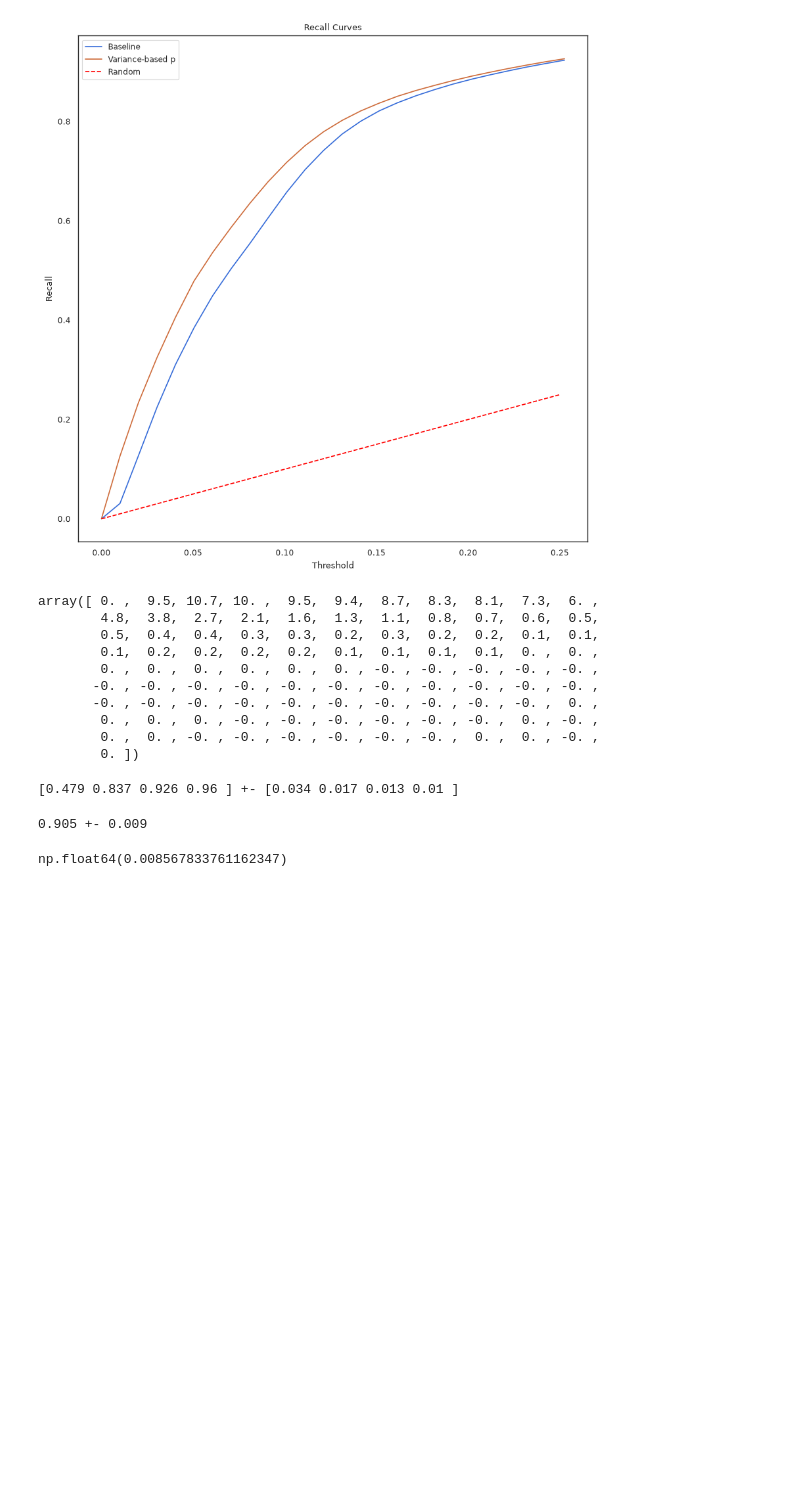
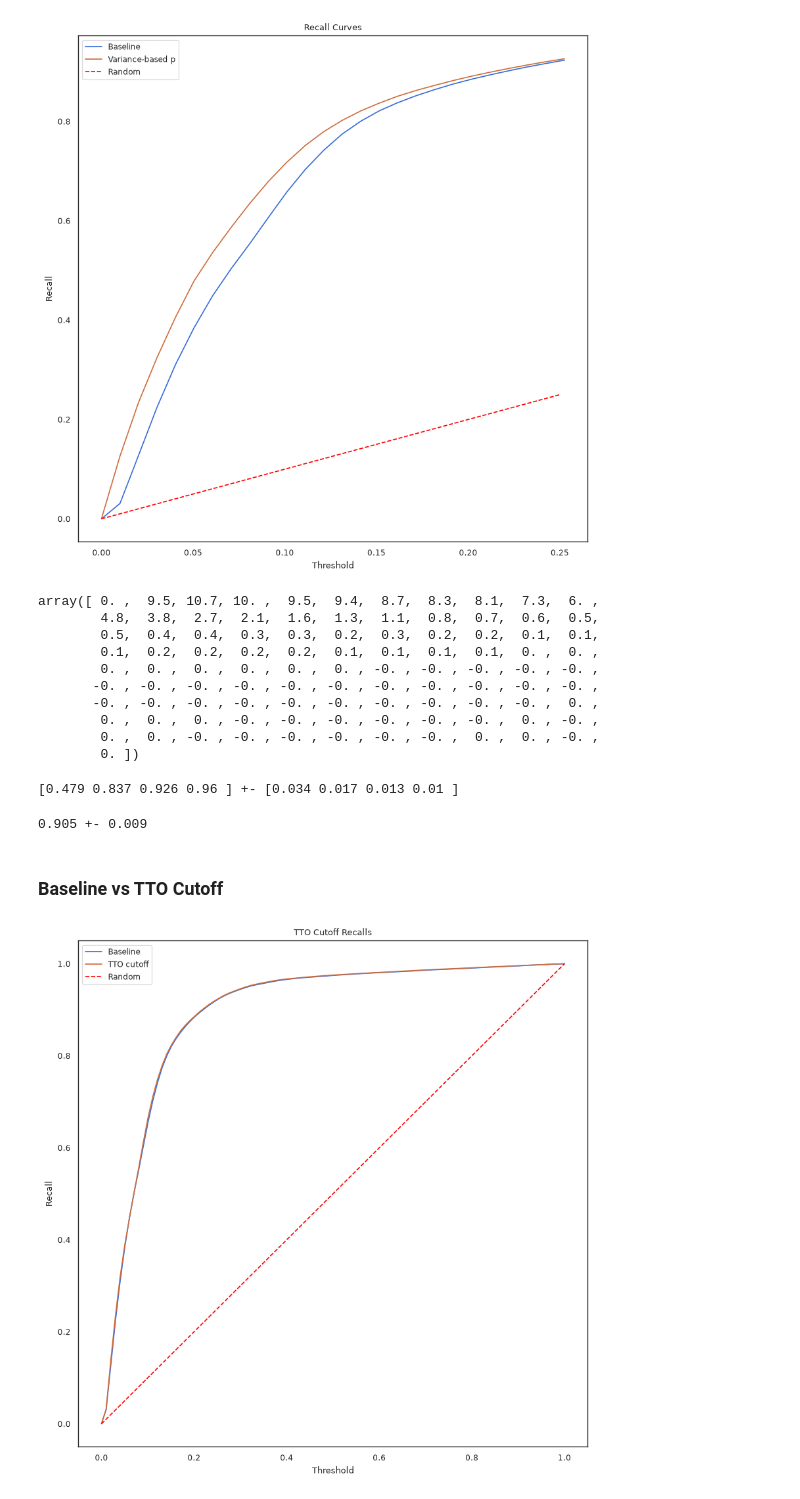
Before and after one commit to T-im4i-k/Active-Learning-for-Email-Interaction-Dynamics, a Jupyter notebook: src/email_outreach/notes/all.ipynb, the cells around one changed output. Drawn from its saved outputs; the diff is of its cells as text; code cells hidden in the pictures; blank space fills up the shorter version.

```diff
--- a/src/email_outreach/notes/all.ipynb
+++ b/src/email_outreach/notes/all.ipynb
@@ -682,7 +696,24 @@ report_recalls(p_var_recalls)
 report_recalls_auc(p_var_recalls_auc)
 # %% [output]
 0.905 +- 0.009
-# %%
-np.array(p_var_recalls_auc).std()
-# %% [output]
-np.float64(0.008567833761162347)
+# %% [markdown]
+### Baseline vs TTO Cutoff
+# %%
+plt.figure(figsize=(10, 10))
+
+plt.plot(np.linspace(start=0, stop=1, num=100), np.array(baseline_recalls).mean(axis=0), label="Baseline")
+
+plt.plot(np.linspace(start=0, stop=1, num=100), np.array(cutoff_recalls).mean(axis=0),
+         label="TTO cutoff")
+
+plt.plot([0,1], [0,1], label="Random", color = "red", linestyle = "--")
+
+plt.title("TTO Cutoff Recalls")
+plt.xlabel("Threshold")
+plt.ylabel("Recall")
+plt.legend()
+
+plt.savefig("images/tto_cutoff_recalls_0_1.png", bbox_inches="tight")
+# plt.show()
+# %% [output]
+[figure, added]
```
Also changed, not shown: parts of 13 cells of this notebook, 6 other files.
